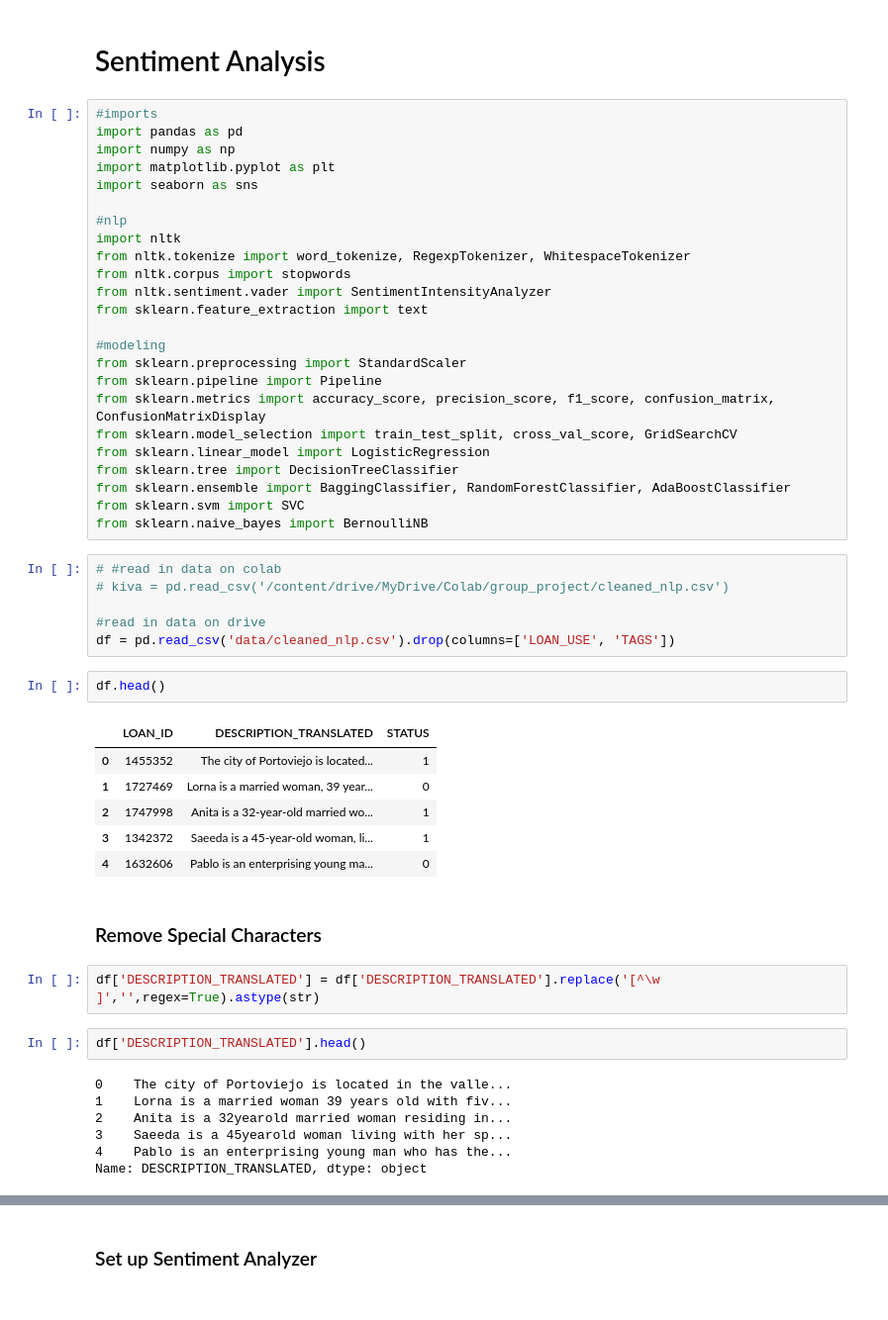
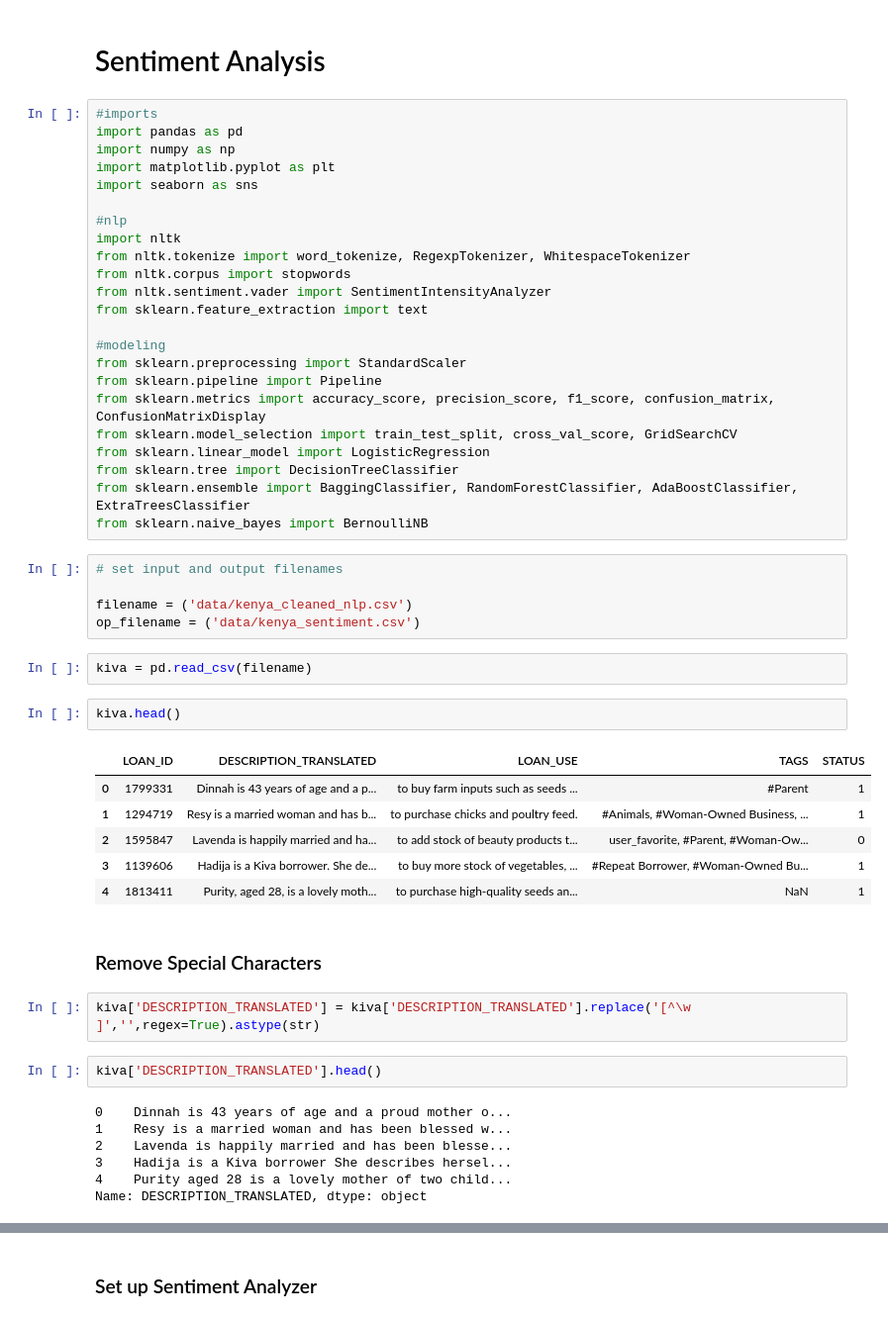
Before and after one commit to rzi11211/kiva-max-approver, a Jupyter notebook: rachel/rzi_sentiment_modeling.ipynb, the cells around one changed output, grey strips where cells are left out. Shown at 99% size. Cells and saved outputs as stored; diff of their text form.

Commit message:
updating with progress on kenya-only models

```diff
--- a/rachel/rzi_sentiment_modeling.ipynb
+++ b/rachel/rzi_sentiment_modeling.ipynb
@@ -21,34 +21,34 @@ from sklearn.metrics import accuracy_score, precision_score, f1_score, confusion
 from sklearn.model_selection import train_test_split, cross_val_score, GridSearchCV
 from sklearn.linear_model import LogisticRegression
 from sklearn.tree import DecisionTreeClassifier
-from sklearn.ensemble import BaggingClassifier, RandomForestClassifier, AdaBoostClassifier
-from sklearn.svm import SVC
+from sklearn.ensemble import BaggingClassifier, RandomForestClassifier, AdaBoostClassifier, ExtraTreesClassifier
 from sklearn.naive_bayes import BernoulliNB
-# %%
-# #read in data on colab
-# kiva = pd.read_csv('/content/drive/MyDrive/Colab/group_project/cleaned_nlp.csv')
-
-#read in data on drive
-df = pd.read_csv('data/cleaned_nlp.csv').drop(columns=['LOAN_USE', 'TAGS'])
+# %%
+# set input and output filenames
+
+filename = ('data/kenya_cleaned_nlp.csv')
+op_filename = ('data/kenya_sentiment.csv')
+# %%
+kiva = pd.read_csv(filename)
 # %%
-df.head()
+kiva.head()
 # %% [output]
-|  | LOAN_ID | DESCRIPTION_TRANSLATED | STATUS |
-| 0 | 1455352 | The city of Portoviejo is located... | 1 |
-| 1 | 1727469 | Lorna is a married woman, 39 year... | 0 |
-| 2 | 1747998 | Anita is a 32-year-old married wo... | 1 |
-| 3 | 1342372 | Saeeda is a 45-year-old woman, li... | 1 |
-| 4 | 1632606 | Pablo is an enterprising young ma... | 0 |
+|  | LOAN_ID | DESCRIPTION_TRANSLATED | LOAN_USE | TAGS | STATUS |
+| 0 | 1799331 | Dinnah is 43 years of age and a p... | to buy farm inputs such as seeds ... | #Parent | 1 |
+| 1 | 1294719 | Resy is a married woman and has b... | to purchase chicks and poultry feed. | #Animals, #Woman-Owned Business, ... | 1 |
+| 2 | 1595847 | Lavenda is happily married and ha... | to add stock of beauty products t... | user_favorite, #Parent, #Woman-Ow... | 0 |
+| 3 | 1139606 | Hadija is a Kiva borrower. She de... | to buy more stock of vegetables, ... | #Repeat Borrower, #Woman-Owned Bu... | 1 |
+| 4 | 1813411 | Purity, aged 28, is a lovely moth... | to purchase high-quality seeds an... | NaN | 1 |
 # %% [markdown]
 ### Remove Special Characters
 # %%
-df['DESCRIPTION_TRANSLATED'] = df['DESCRIPTION_TRANSLATED'].replace('[^\w ]','',regex=True).astype(str)
+kiva['DESCRIPTION_TRANSLATED'] = kiva['DESCRIPTION_TRANSLATED'].replace('[^\w ]','',regex=True).astype(str)
 # %%
-df['DESCRIPTION_TRANSLATED'].head()
+kiva['DESCRIPTION_TRANSLATED'].head()
 # %% [output]
-0    The city of Portoviejo is located in the valle...
-1    Lorna is a married woman 39 years old with fiv...
-2    Anita is a 32yearold married woman residing in...
-3    Saeeda is a 45yearold woman living with her sp...
-4    Pablo is an enterprising young man who has the...
+0    Dinnah is 43 years of age and a proud mother o...
+1    Resy is a married woman and has been blessed w...
+2    Lavenda is happily married and has been blesse...
+3    Hadija is a Kiva borrower She describes hersel...
+4    Purity aged 28 is a lovely mother of two child...
 Name: DESCRIPTION_TRANSLATED, dtype: object
```
Also changed, not shown: parts of 11 cells of this notebook, 1 other file.
